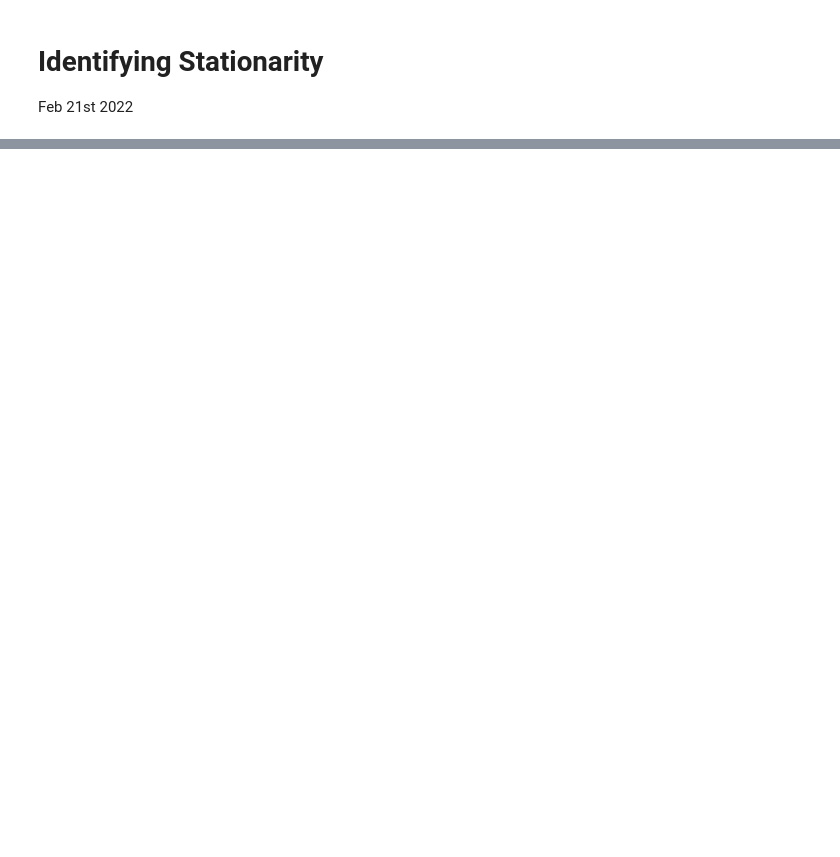
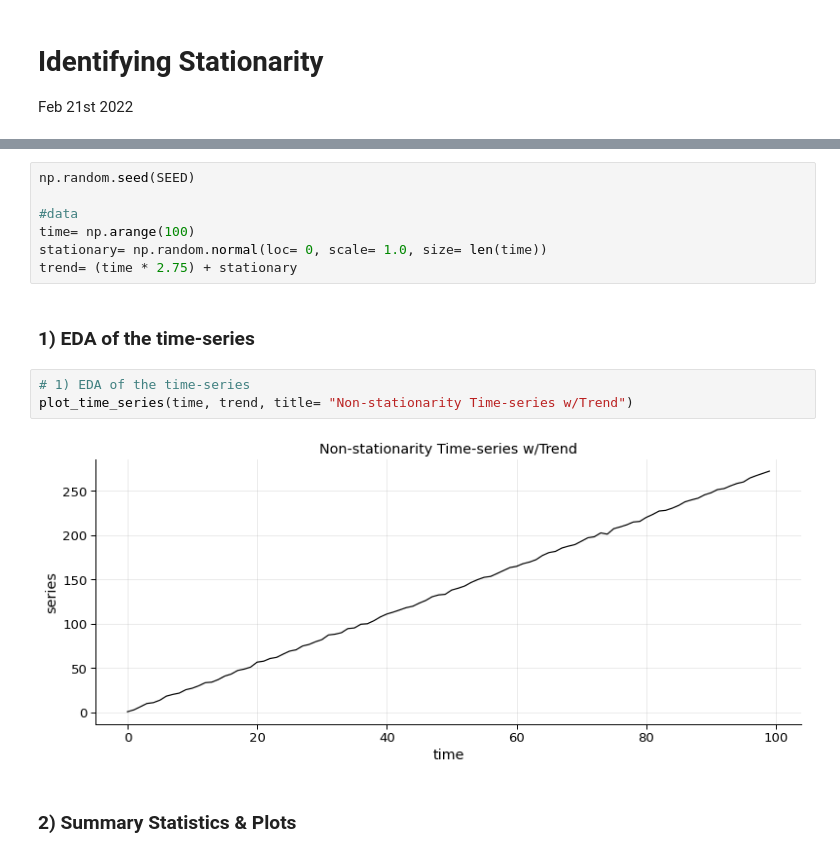
Before and after one commit to razielar/coursera_time_series_forecasting, a Jupyter notebook: coursera_time_series/week_2/identifying.stationarity.ipynb, the cells around one changed output, grey strips where cells are left out. Drawn from its saved outputs; the diff is of its cells as text; blank space fills up the shorter version.

Commit message:
add 3 methods to identify stationariy time-series

```diff
--- a/coursera_time_series/week_2/identifying.stationarity.ipynb
+++ b/coursera_time_series/week_2/identifying.stationarity.ipynb
@@ -25,0 +33,16 @@ from src.timeseriesFunctions import plot_time_series
+# %%
+np.random.seed(SEED)
+
+#data
+time= np.arange(100)
+stationary= np.random.normal(loc= 0, scale= 1.0, size= len(time))
+trend= (time * 2.75) + stationary
+# %% [markdown]
+### 1) EDA of the time-series
+# %%
+# 1) EDA of the time-series
+plot_time_series(time, trend, title= "Non-stationarity Time-series w/Trend")
+# %% [output]
+[figure, added]
+# %% [markdown]
+### 2) Summary Statistics & Plots
```
Also changed, not shown: parts of 12 cells of this notebook.
